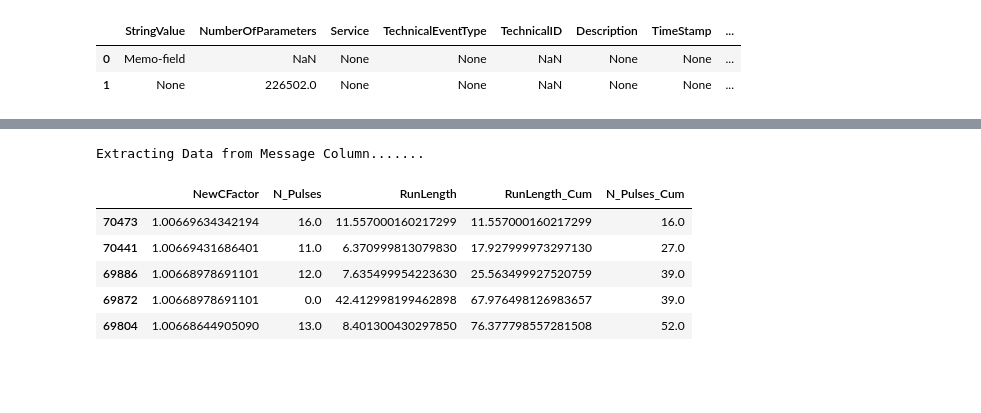
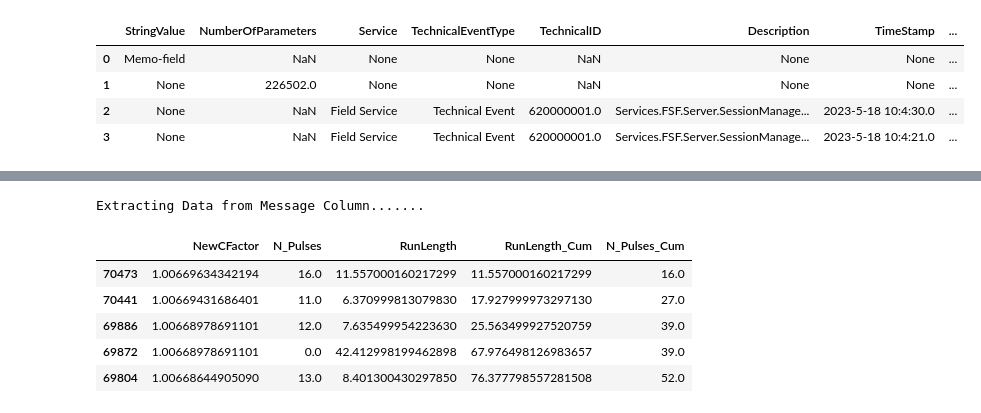
Before and after one commit to Aylore/filament-component-failure-prediction, a Jupyter notebook: notebooks/EDA.ipynb, the cells around one changed output, grey strips where cells are left out. Drawn from its saved outputs; the diff is of its cells as text; code cells hidden in the pictures; blank space fills up the shorter version.

```diff
--- a/notebooks/EDA.ipynb
+++ b/notebooks/EDA.ipynb
@@ -10,7 +10,9 @@ from utils.preprocess import DataProcessor
 # %%
 df = pd.read_xml("../data/KUH.XML")
-df.head(2)
+df.head(4)
 # %% [output]
 |  | StringValue | NumberOfParameters | Service | TechnicalEventType | TechnicalID | Description | TimeStamp | ... |
 | 0 | Memo-field | NaN | None | None | NaN | None | None | ... |
 | 1 | None | 226502.0 | None | None | NaN | None | None | ... |
+| 2 | None | NaN | Field Service | Technical Event | 620000001.0 | Services.FSF.Server.SessionManage... | 2023-5-18 10:4:30.0 | ... |
+| 3 | None | NaN | Field Service | Technical Event | 620000001.0 | Services.FSF.Server.SessionManage... | 2023-5-18 10:4:21.0 | ... |
```
Also changed, not shown: parts of 4 cells of this notebook, 7 other files.
